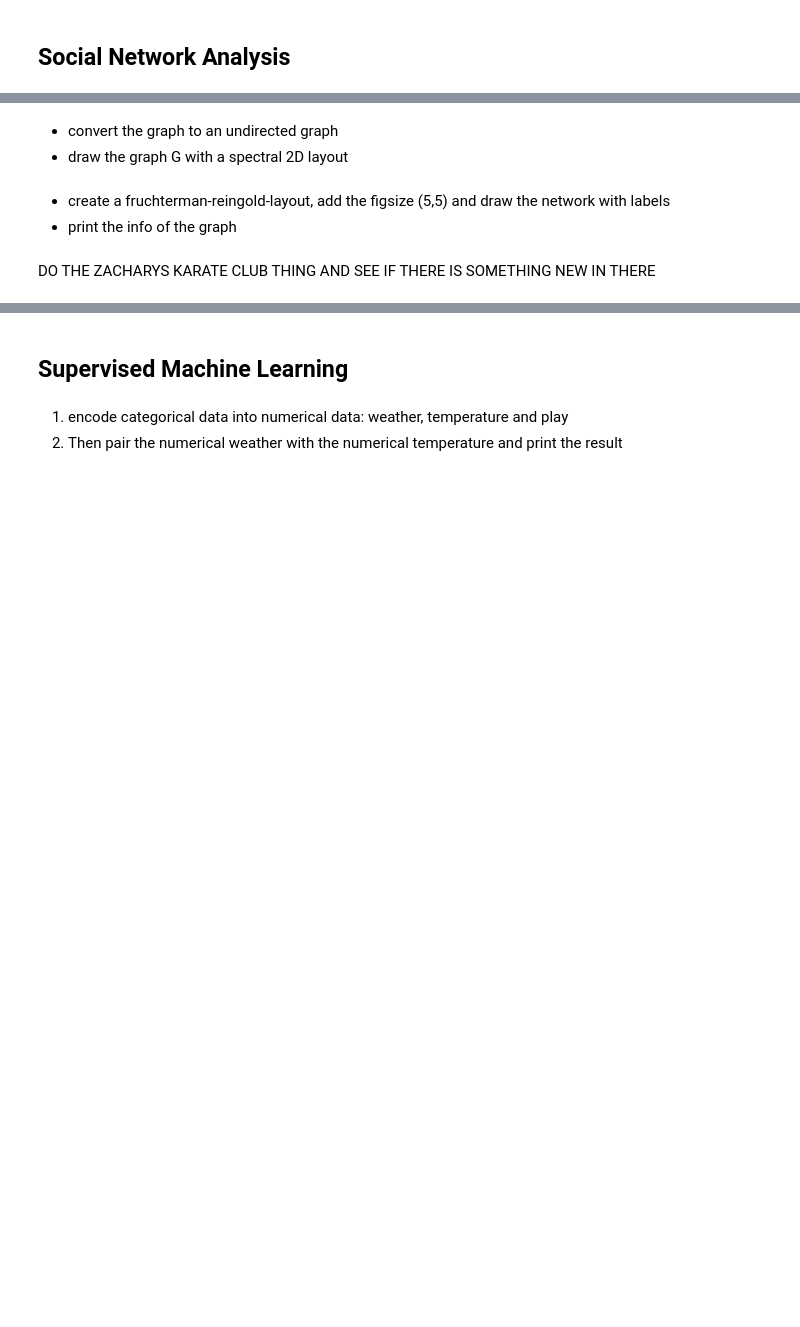
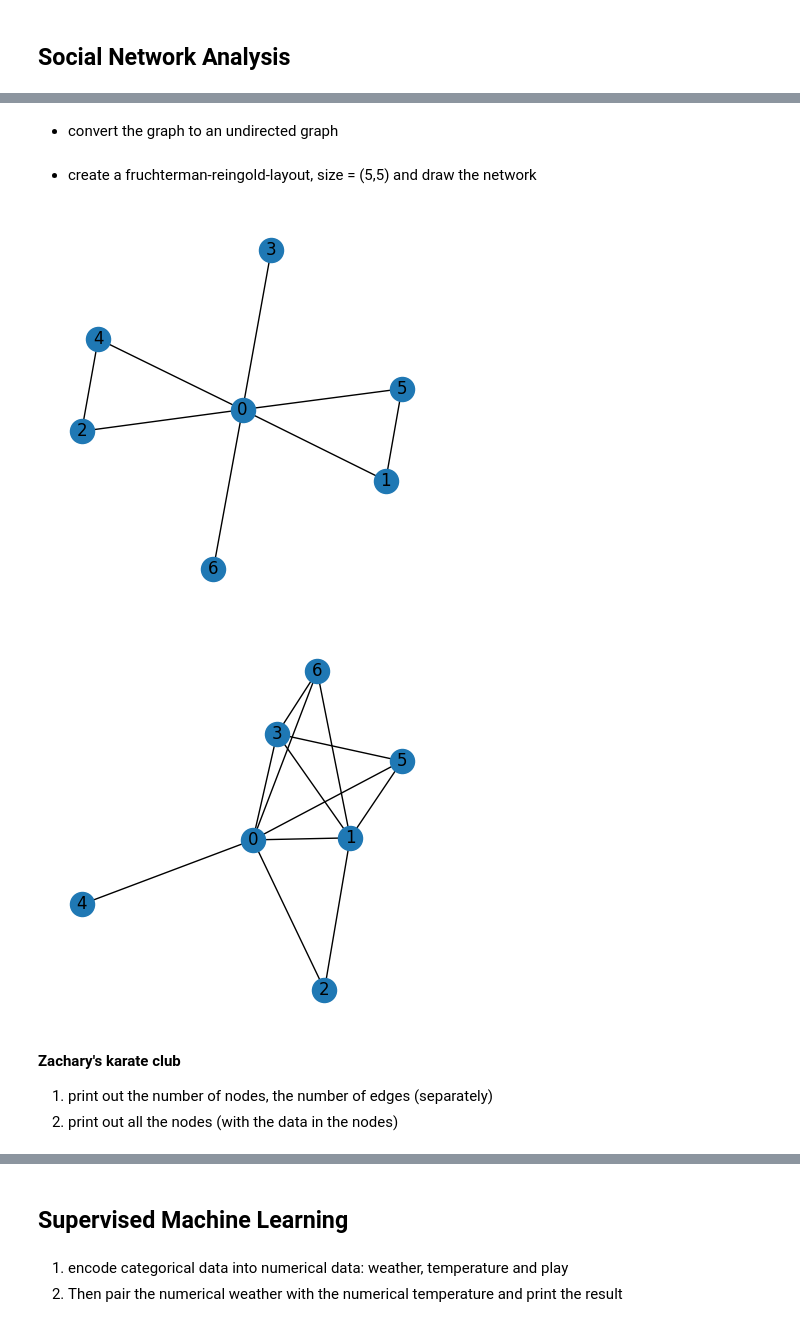
Before and after one commit to sonjaJolanda/BigDataSocialSciences, a Jupyter notebook: exercises_again_again/9-12_finals_summary.ipynb, the cells around one changed output, grey strips where cells are left out. Cells and saved outputs as stored; diff of their text form; code cells hidden in the pictures; blank space fills up the shorter version.

```diff
--- a/exercises_again_again/9-12_finals_summary.ipynb
+++ b/exercises_again_again/9-12_finals_summary.ipynb
@@ -108,8 +136,18 @@ UsageError: Line magic function `%` not found.
 # %% [markdown]
 - convert the graph to an undirected graph
-- draw the graph G with a spectral 2D layout
+# %%
+G = G.to_undirected()
 # %% [markdown]
-- create a fruchterman-reingold-layout, add the figsize (5,5) and draw the network with labels
-- print the info of the graph
+- create a fruchterman-reingold-layout, size = (5,5) and draw the network
-# %% [markdown]
-DO THE ZACHARYS KARATE CLUB THING AND SEE IF THERE IS SOMETHING NEW IN THERE
+# %%
+layout= nx.fruchterman_reingold_layout(G)
+plt.figure(figsize=(5,5))
+plt.axis('off')
+nx.draw_networkx(G, layout)
+# %% [output]
+[figure, added]
+[figure, added]
+# %% [markdown]
+**Zachary's karate club**
+1. print out the number of nodes, the number of edges (separately)
+2. print out all the nodes (with the data in the nodes)
```
Also changed, not shown: parts of 31 cells of this notebook, 3 other files.
